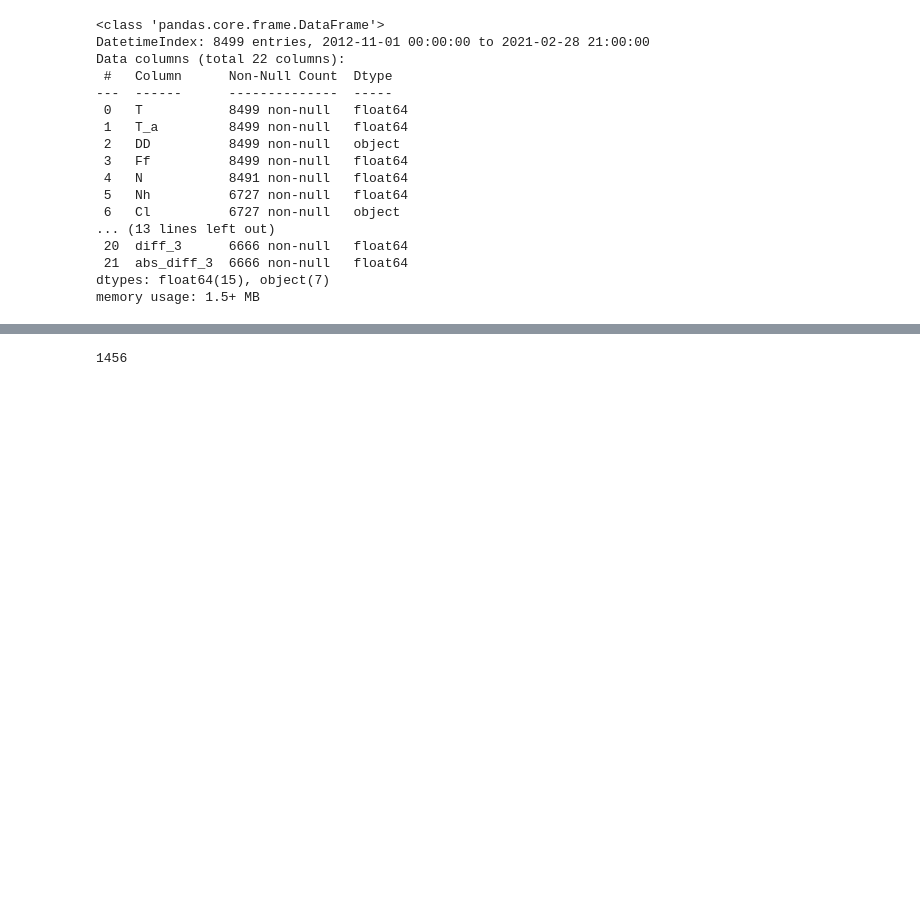
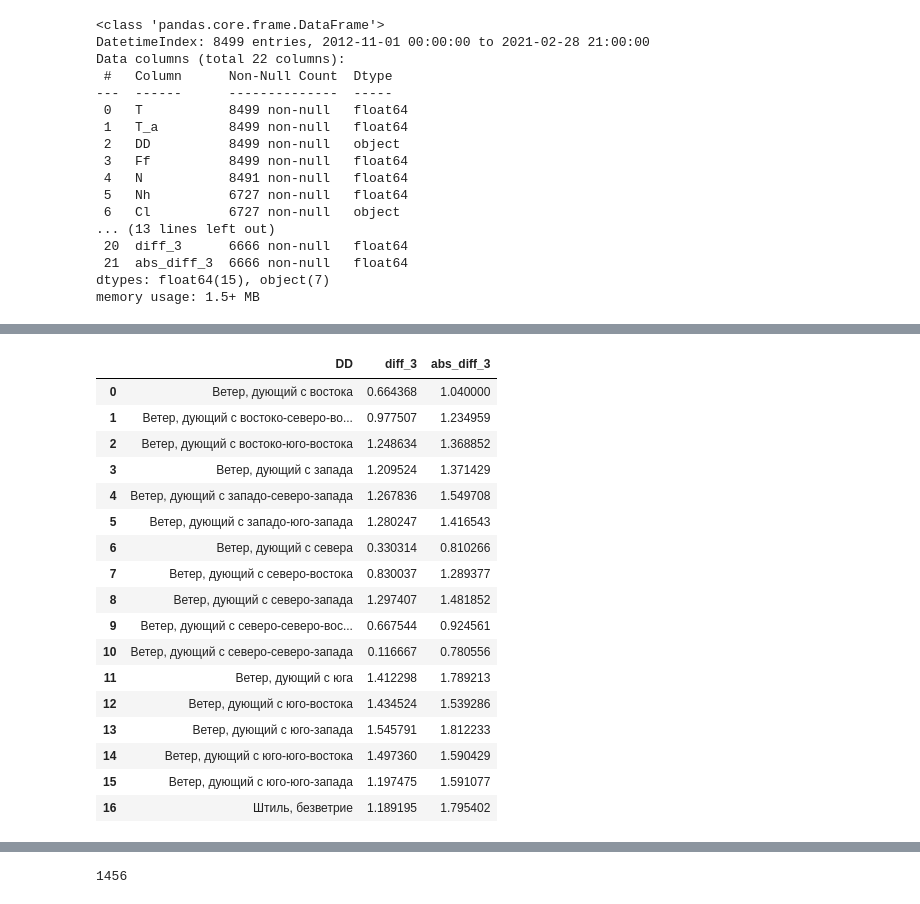
Before and after one commit to dimka11/coursework, a Jupyter notebook: NewData/predict.ipynb, the cells around one changed output, grey strips where cells are left out. Saved outputs shown, nothing was run; the diff lists cells and outputs as text; code cells hidden in the pictures; blank space fills up the shorter version.

```diff
--- a/NewData/predict.ipynb
+++ b/NewData/predict.ipynb
@@ -743,2 +747,24 @@ df_merged_nn[df_merged_nn['T'] <= -25].groupby('DD_', as_index=False)[['diff_3',
+# %%
+# -15
+df_merged_nn[df_merged_nn['T'] <= -15].groupby('DD', as_index=False)[['diff_3', 'abs_diff_3']].mean()
+# %% [output]
+|  | DD | diff_3 | abs_diff_3 |
+| 0 | Ветер, дующий с востока | 0.664368 | 1.040000 |
+| 1 | Ветер, дующий с востоко-северо-во... | 0.977507 | 1.234959 |
+| 2 | Ветер, дующий с востоко-юго-востока | 1.248634 | 1.368852 |
+| 3 | Ветер, дующий с запада | 1.209524 | 1.371429 |
+| 4 | Ветер, дующий с западо-северо-запада | 1.267836 | 1.549708 |
+| 5 | Ветер, дующий с западо-юго-запада | 1.280247 | 1.416543 |
+| 6 | Ветер, дующий с севера | 0.330314 | 0.810266 |
+| 7 | Ветер, дующий с северо-востока | 0.830037 | 1.289377 |
+| 8 | Ветер, дующий с северо-запада | 1.297407 | 1.481852 |
+| 9 | Ветер, дующий с северо-северо-вос... | 0.667544 | 0.924561 |
+| 10 | Ветер, дующий с северо-северо-запада | 0.116667 | 0.780556 |
+| 11 | Ветер, дующий с юга | 1.412298 | 1.789213 |
+| 12 | Ветер, дующий с юго-востока | 1.434524 | 1.539286 |
+| 13 | Ветер, дующий с юго-запада | 1.545791 | 1.812233 |
+| 14 | Ветер, дующий с юго-юго-востока | 1.497360 | 1.590429 |
+| 15 | Ветер, дующий с юго-юго-запада | 1.197475 | 1.591077 |
+| 16 | Штиль, безветрие | 1.189195 | 1.795402 |
 # %%
 fig, ax = plt.subplots()
```
Also changed, not shown: parts of 3 cells of this notebook, 8 other files.
